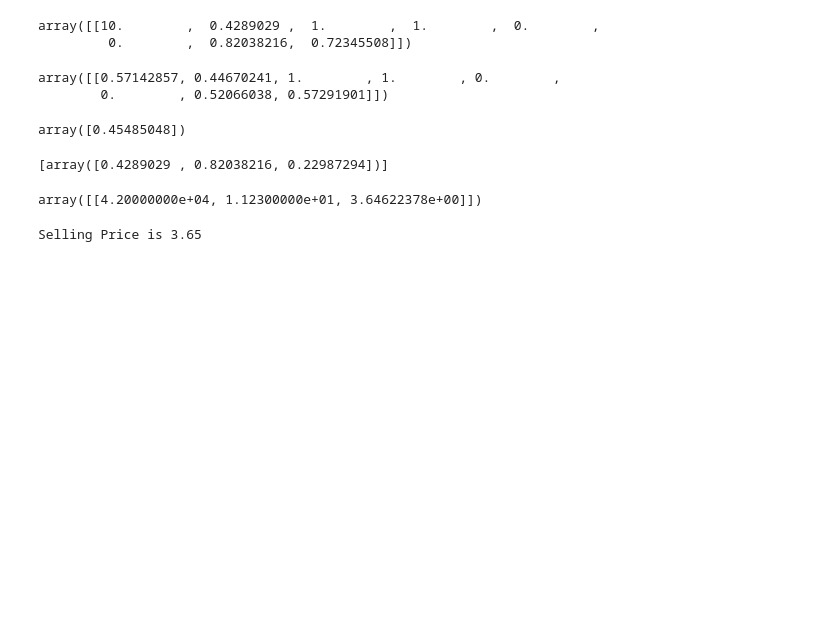
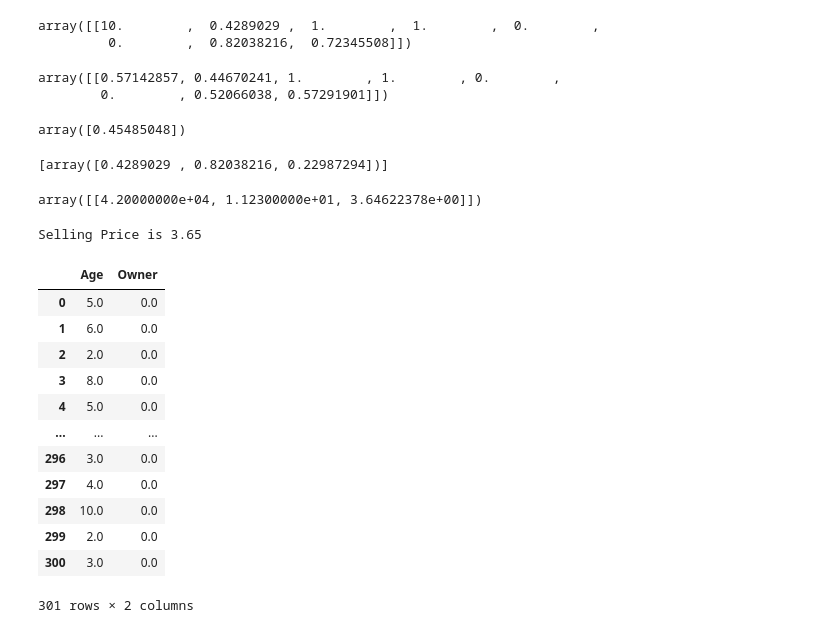
Before and after one commit to MeAsghari/Car-Price-Project, a Jupyter notebook: cardata.ipynb, the cells around one changed output. Saved outputs shown, nothing was run; the diff lists cells and outputs as text; code cells hidden in the pictures; blank space fills up the shorter version.

```diff
--- a/cardata.ipynb
+++ b/cardata.ipynb
@@ -753,3 +755,19 @@ finall_value = inverse_pt_data[0][-1]
 print(f'Selling Price is {finall_value:.2f}')
 # %% [output]
 Selling Price is 3.65
+# %%
+pd.concat([df["Age"] , df['Owner']] , axis=1)
+# %% [output]
+|  | Age | Owner |
+| 0 | 5.0 | 0.0 |
+| 1 | 6.0 | 0.0 |
+| 2 | 2.0 | 0.0 |
+| 3 | 8.0 | 0.0 |
+| 4 | 5.0 | 0.0 |
+| ... | ... | ... |
+| 296 | 3.0 | 0.0 |
+| 297 | 4.0 | 0.0 |
+| 298 | 10.0 | 0.0 |
+| 299 | 2.0 | 0.0 |
+| 300 | 3.0 | 0.0 |
+301 rows × 2 columns
```
Also changed, not shown: parts of 1 cell of this notebook.
